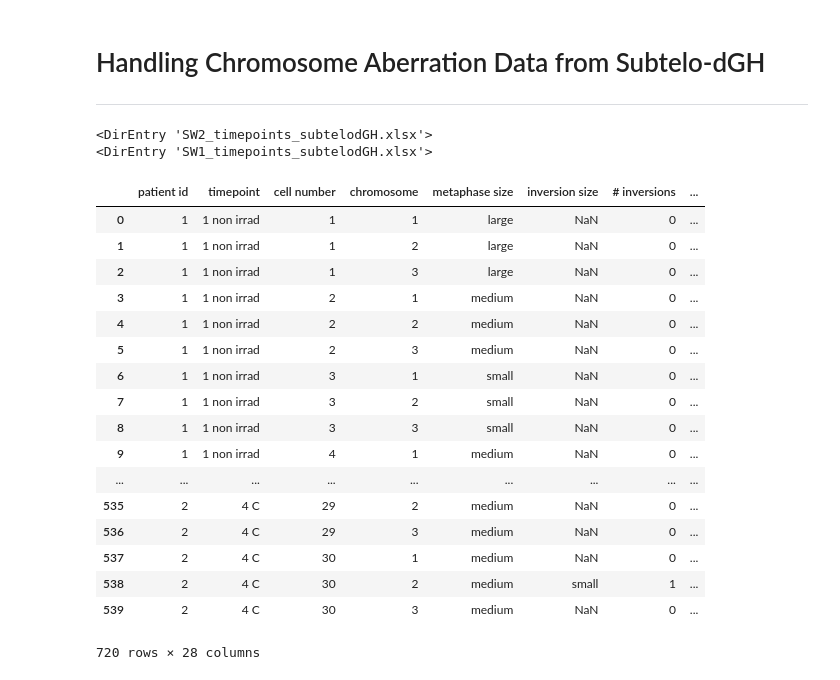
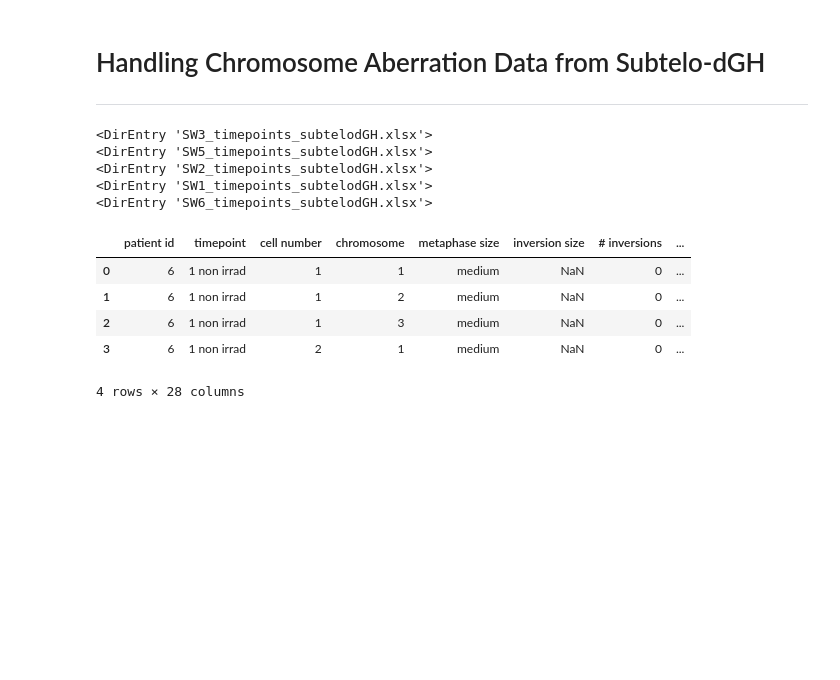
Before and after one commit to Jared-Luxton/radiation-therapy-machine-learning, a Jupyter notebook: workflow & notebooks/01a Radiation Sensitivity of Patients Data Extraction and Cleaning.ipynb, the cells around one changed output. Cells and saved outputs as stored; diff of their text form; code cells hidden in the pictures; blank space fills up the shorter version.

```diff
--- a/workflow & notebooks/01a Radiation Sensitivity of Patients Data Extraction and Cleaning.ipynb
+++ b/workflow & notebooks/01a Radiation Sensitivity of Patients Data Extraction and Cleaning.ipynb
@@ -269,26 +245,17 @@ def make_datafrome_chr_aberr_data(patharg):
 # %%
-all_chr_aberr_df = make_datafrome_chr_aberr_data('../dGH scoresheets/')
+all_chr_aberr_df = telo_mrp.make_dataframe_chr_aberr_data('../dGH scoresheets/')
 # %% [output]
+<DirEntry 'SW3_timepoints_subtelodGH.xlsx'>
+<DirEntry 'SW5_timepoints_subtelodGH.xlsx'>
 <DirEntry 'SW2_timepoints_subtelodGH.xlsx'>
 <DirEntry 'SW1_timepoints_subtelodGH.xlsx'>
+<DirEntry 'SW6_timepoints_subtelodGH.xlsx'>
 # %%
-all_chr_aberr_df
+all_chr_aberr_df.head(4)
 # %% [output]
 |  | patient id | timepoint | cell number | chromosome | metaphase size | inversion size | # inversions | ... |
-| 0 | 1 | 1 non irrad | 1 | 1 | large | NaN | 0 | ... |
-| 1 | 1 | 1 non irrad | 1 | 2 | large | NaN | 0 | ... |
-| 2 | 1 | 1 non irrad | 1 | 3 | large | NaN | 0 | ... |
-| 3 | 1 | 1 non irrad | 2 | 1 | medium | NaN | 0 | ... |
-| 4 | 1 | 1 non irrad | 2 | 2 | medium | NaN | 0 | ... |
-| 5 | 1 | 1 non irrad | 2 | 3 | medium | NaN | 0 | ... |
-| 6 | 1 | 1 non irrad | 3 | 1 | small | NaN | 0 | ... |
-| 7 | 1 | 1 non irrad | 3 | 2 | small | NaN | 0 | ... |
-| 8 | 1 | 1 non irrad | 3 | 3 | small | NaN | 0 | ... |
-| 9 | 1 | 1 non irrad | 4 | 1 | medium | NaN | 0 | ... |
-| ... | ... | ... | ... | ... | ... | ... | ... | ... |
-| 535 | 2 | 4 C | 29 | 2 | medium | NaN | 0 | ... |
-| 536 | 2 | 4 C | 29 | 3 | medium | NaN | 0 | ... |
-| 537 | 2 | 4 C | 30 | 1 | medium | NaN | 0 | ... |
-| 538 | 2 | 4 C | 30 | 2 | medium | small | 1 | ... |
-| 539 | 2 | 4 C | 30 | 3 | medium | NaN | 0 | ... |
+| 0 | 6 | 1 non irrad | 1 | 1 | medium | NaN | 0 | ... |
+| 1 | 6 | 1 non irrad | 1 | 2 | medium | NaN | 0 | ... |
+| 2 | 6 | 1 non irrad | 1 | 3 | medium | NaN | 0 | ... |
+| 3 | 6 | 1 non irrad | 2 | 1 | medium | NaN | 0 | ... |
-720 rows × 28 columns
+4 rows × 28 columns
```
Also changed, not shown: parts of 6 cells of this notebook, 1 other file.
